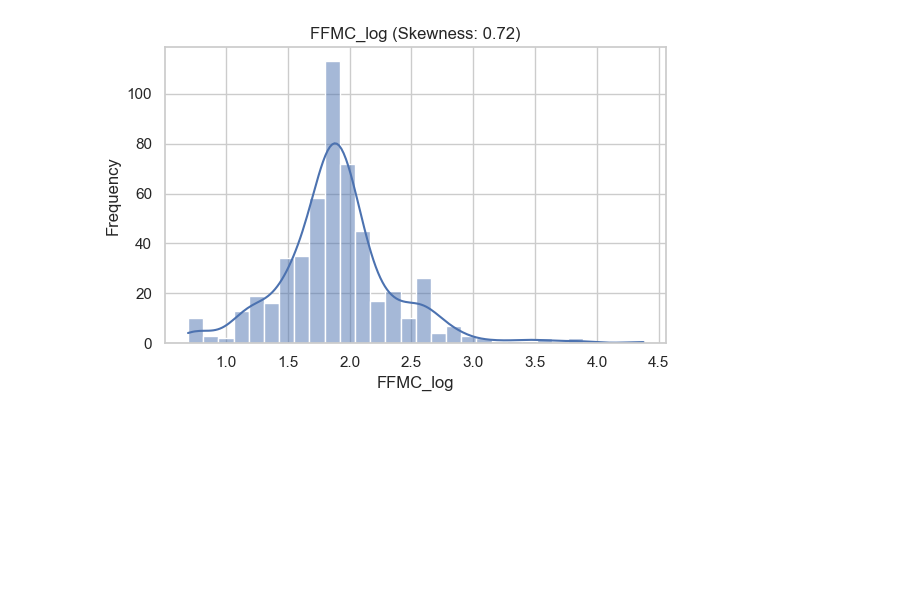
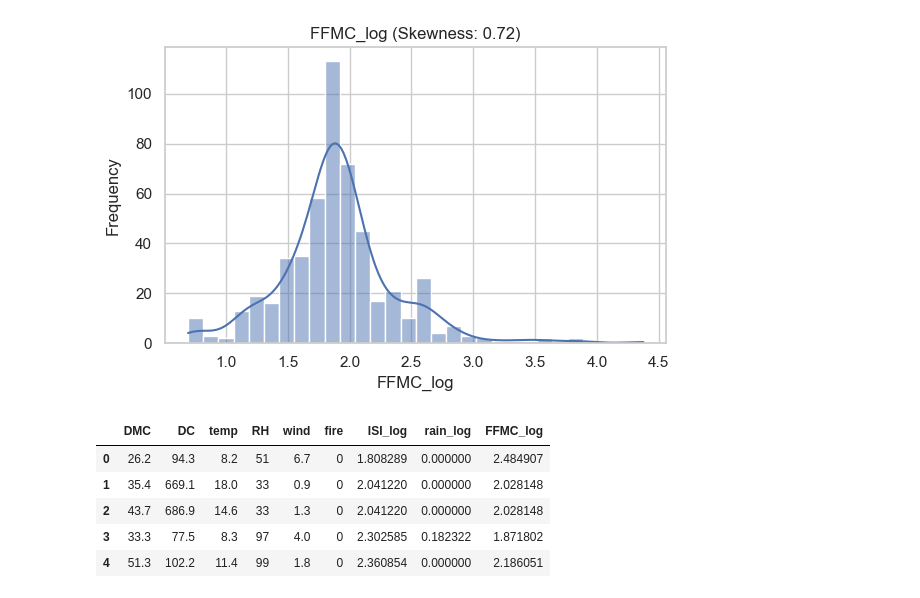
Before and after one commit to JujuGnirt/ML-firesforest, a Jupyter notebook: notebooks/Cleaned.ipynb, the cells around one changed output. Cells and saved outputs as stored; diff of their text form; code cells hidden in the pictures; blank space fills up the shorter version.

```diff
--- a/notebooks/Untitled.ipynb
+++ b/notebooks/Cleaned.ipynb
@@ -123,5 +170,14 @@ test = fire
 features = test.drop(columns=["fire"])
 target = test["fire"]
+# %%
+test.head()
+# %% [output]
+|  | DMC | DC | temp | RH | wind | fire | ISI_log | rain_log | FFMC_log |
+| 0 | 26.2 | 94.3 | 8.2 | 51 | 6.7 | 0 | 1.808289 | 0.000000 | 2.484907 |
+| 1 | 35.4 | 669.1 | 18.0 | 33 | 0.9 | 0 | 2.041220 | 0.000000 | 2.028148 |
+| 2 | 43.7 | 686.9 | 14.6 | 33 | 1.3 | 0 | 2.041220 | 0.000000 | 2.028148 |
+| 3 | 33.3 | 77.5 | 8.3 | 97 | 4.0 | 0 | 2.302585 | 0.182322 | 1.871802 |
+| 4 | 51.3 | 102.2 | 11.4 | 99 | 1.8 | 0 | 2.360854 | 0.000000 | 2.186051 |
 # %%
 X_train, X_test, y_train, y_test = train_test_split(features, target, test_size = 0.20, random_state=0)
 # %%
```
Also changed, not shown: parts of 29 cells of this notebook, 7 other files.
